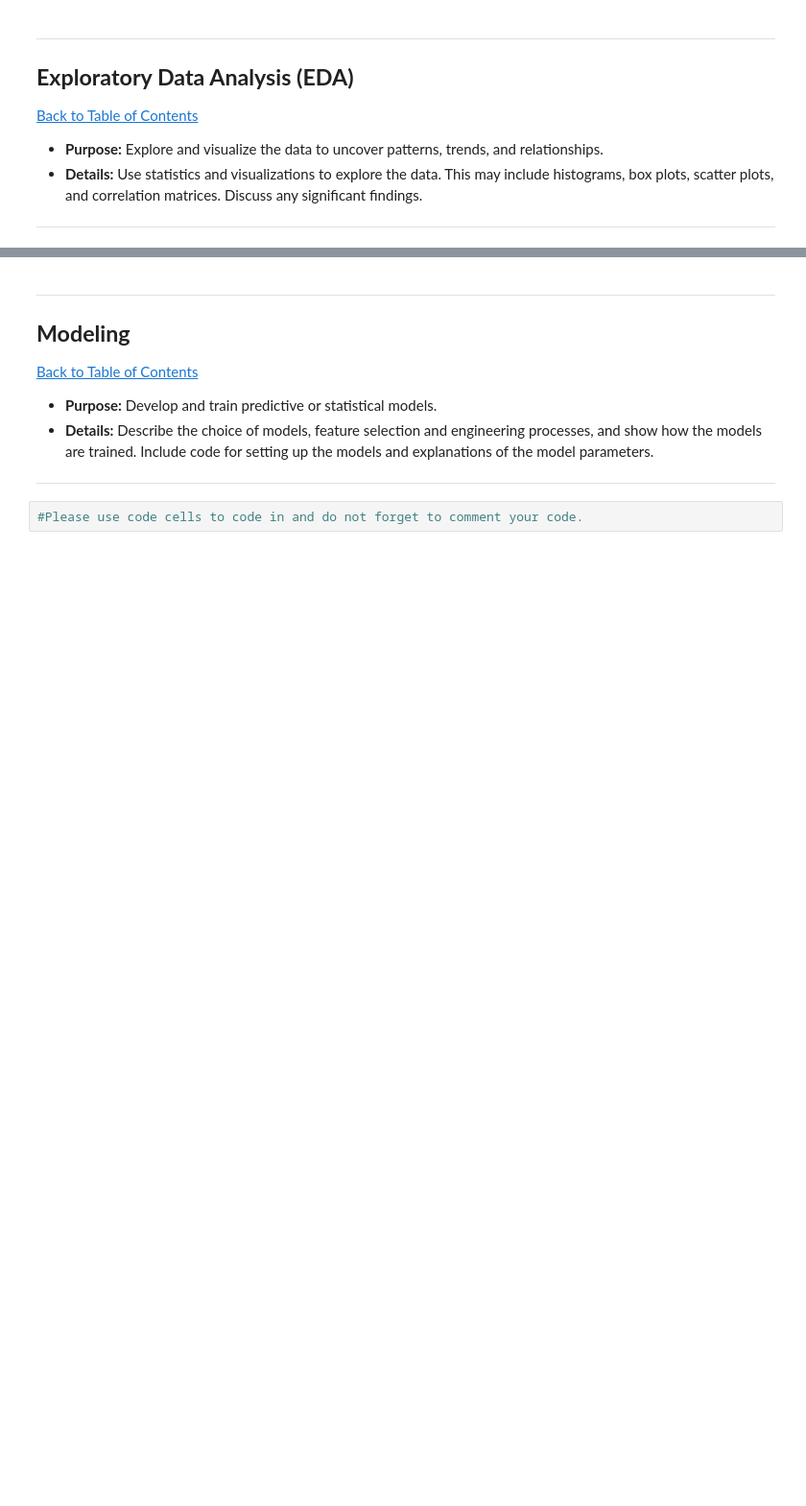
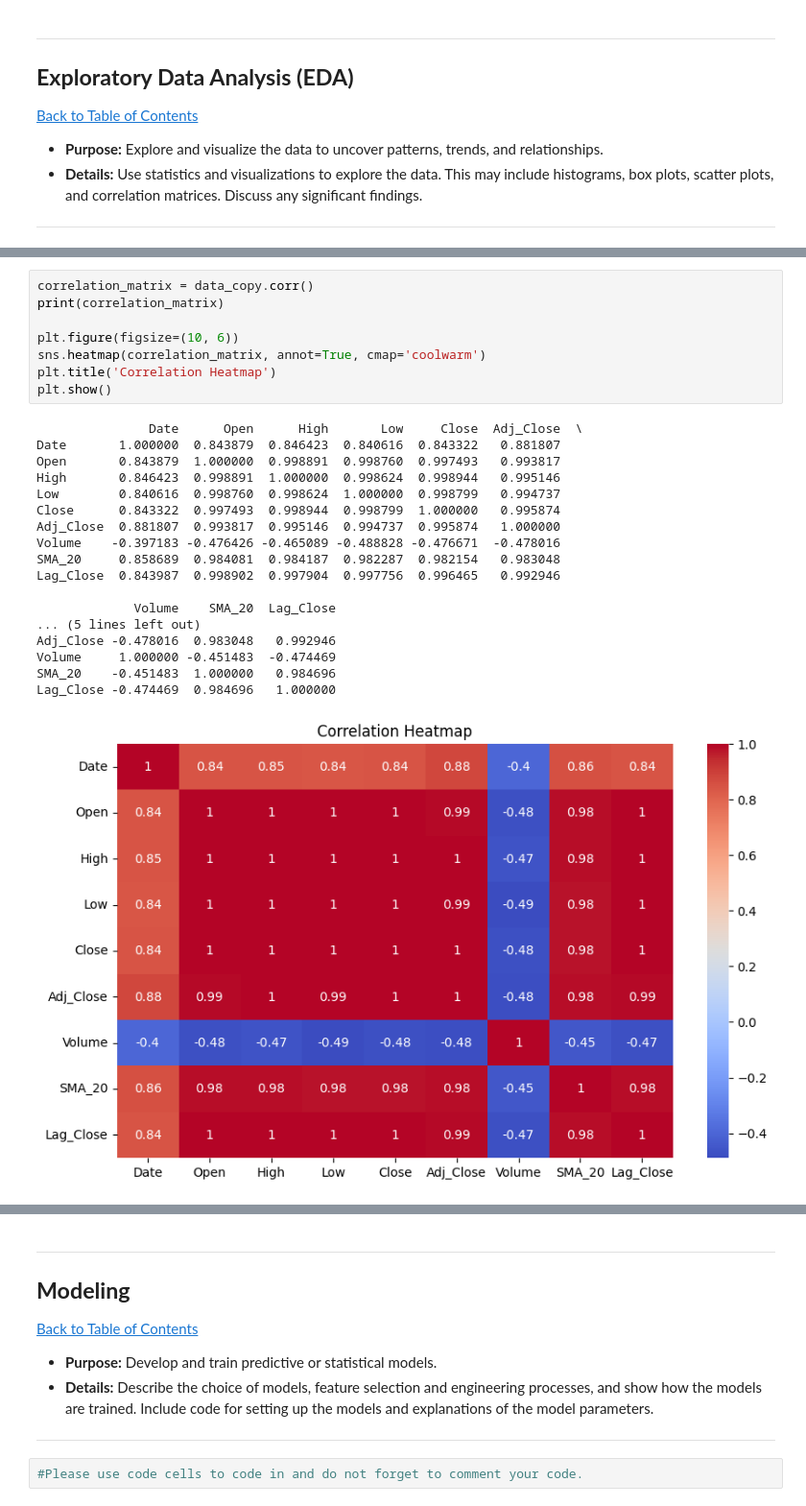
Before and after one commit to MahlatseMasemola/L_Oreal_Stock_Price_Prediction_Model, a Jupyter notebook: QCTO_Workplace_Module-Notebook_Mahlatse_Masemola.ipynb, the cells around one changed output, grey strips where cells are left out. Shown: that part at 96% size. Cells and saved outputs as stored; diff of their text form; blank space fills up the shorter version.

```diff
--- a/QCTO_Workplace_Module-Notebook_Mahlatse_Masemola.ipynb
+++ b/QCTO_Workplace_Module-Notebook_Mahlatse_Masemola.ipynb
@@ -155,0 +360,27 @@ Date
+# %%
+correlation_matrix = data_copy.corr()
+print(correlation_matrix)
+
+plt.figure(figsize=(10, 6))
+sns.heatmap(correlation_matrix, annot=True, cmap='coolwarm')
+plt.title('Correlation Heatmap')
+plt.show()
+# %% [output]
+               Date      Open      High       Low     Close  Adj_Close  \
+Date       1.000000  0.843879  0.846423  0.840616  0.843322   0.881807
+Open       0.843879  1.000000  0.998891  0.998760  0.997493   0.993817
+High       0.846423  0.998891  1.000000  0.998624  0.998944   0.995146
+Low        0.840616  0.998760  0.998624  1.000000  0.998799   0.994737
+Close      0.843322  0.997493  0.998944  0.998799  1.000000   0.995874
+Adj_Close  0.881807  0.993817  0.995146  0.994737  0.995874   1.000000
+Volume    -0.397183 -0.476426 -0.465089 -0.488828 -0.476671  -0.478016
+SMA_20     0.858689  0.984081  0.984187  0.982287  0.982154   0.983048
+Lag_Close  0.843987  0.998902  0.997904  0.997756  0.996465   0.992946
+
+             Volume    SMA_20  Lag_Close
+... (5 lines left out)
+Adj_Close -0.478016  0.983048   0.992946
+Volume     1.000000 -0.451483  -0.474469
+SMA_20    -0.451483  1.000000   0.984696
+Lag_Close -0.474469  0.984696   1.000000
+[figure, added]
```
Also changed, not shown: parts of 26 cells of this notebook.
